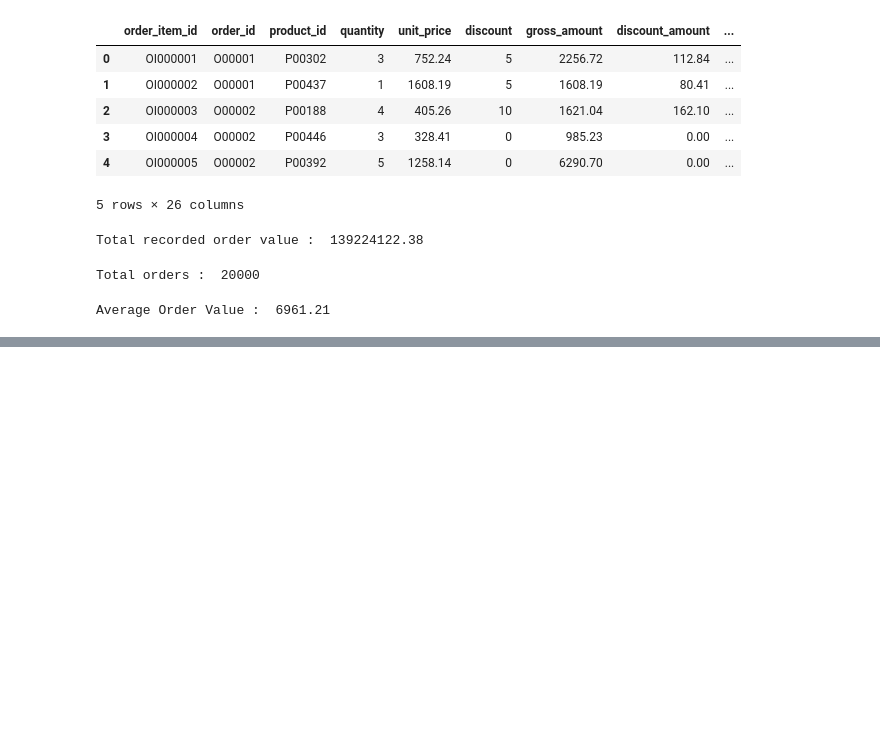
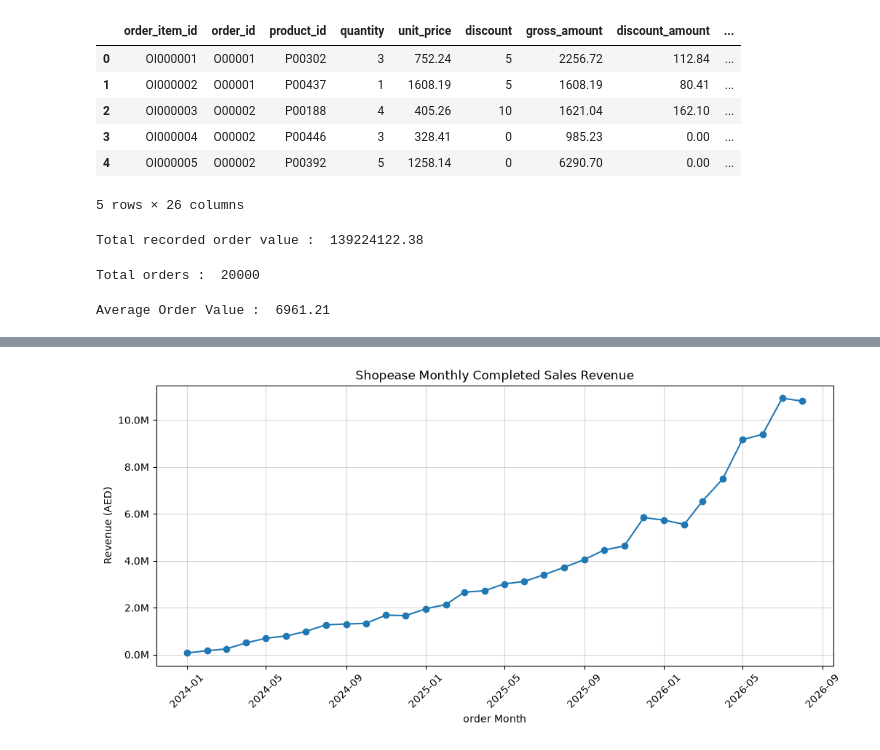
Before and after one commit to Mohammedvahith/E-commerce-Sales-Customer-Analytics, a Jupyter notebook: shopease-analytics/notebooks/03_eda.ipynb, the cells around one changed output, grey strips where cells are left out. Drawn from its saved outputs; the diff is of its cells as text; code cells hidden in the pictures; blank space fills up the shorter version.

```diff
--- a/shopease-analytics/notebooks/03_eda.ipynb
+++ b/shopease-analytics/notebooks/03_eda.ipynb
@@ -120,0 +213,9 @@ Average order value : AED 6,961.21
+# %%
+# Monthly Sales
+
+monthly_sales = (
+    delivered_sales.groupby("order_month")["total_amount"]
+    .sum()
+    .round(2)
+    .reset_index(name="month_revenue")
+)
@@ -120,0 +265,10 @@ Average order value : AED 6,961.21
+# %%
+# First Sales Visualization
+
+# Prepare the dates for plotting
+
+monthly_sales["month_date"] = (
+    monthly_sales["order_month"].dt.to_timestamp()
+)
+
+display(monthly_sales.head())
@@ -120,0 +304,29 @@ Average order value : AED 6,961.21
+# %%
+from matplotlib.ticker import FuncFormatter
+
+plt.figure(figsize=(12,5))
+
+plt.plot(
+    monthly_sales["month_date"],
+    monthly_sales["month_revenue"],
+    marker = "o"
+)
+
+plt.title("Shopease Monthly Completed Sales Revenue")
+
+plt.xlabel("order Month")
+
+plt.ylabel("Revenue (AED)")
+
+# Convert Y-axis labels to millions
+plt.gca().yaxis.set_major_formatter(
+    FuncFormatter(lambda x, pos: f"{x/1_000_000:.1f}M")
+)
+
+plt.xticks(rotation = 45)
+
+plt.grid(True,alpha = 0.5)
+
+plt.show()
+# %% [output]
+[figure, added]
```
Also changed, not shown: parts of 59 cells of this notebook.
